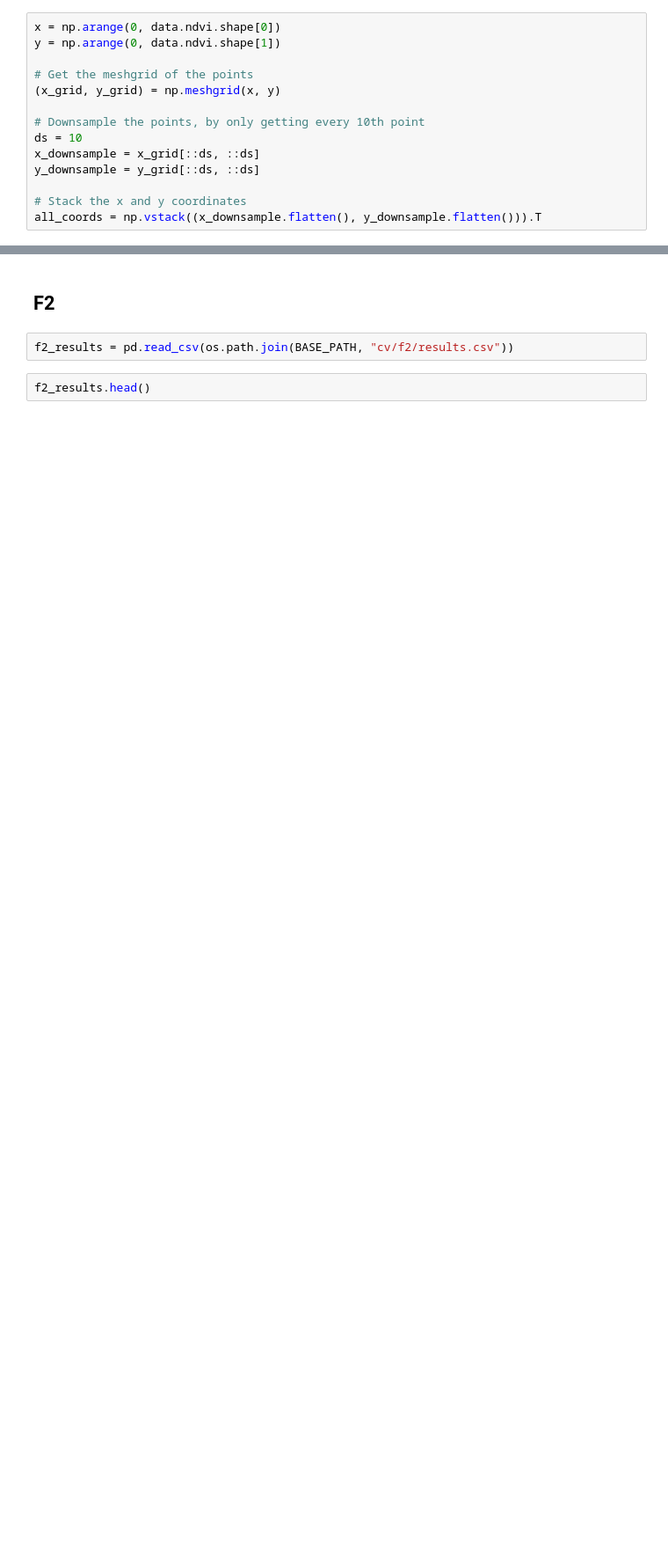
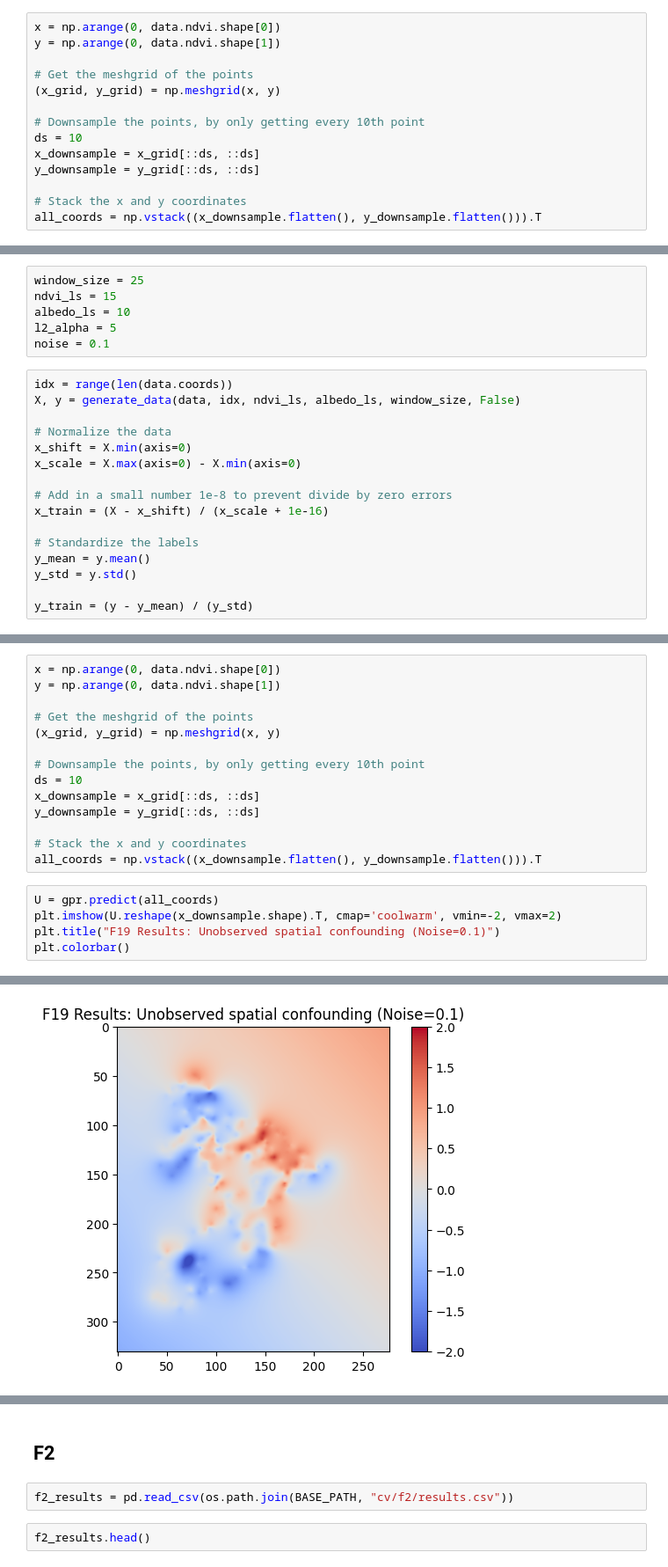
Before and after one commit to edrian-liao/uhi-causal-model, a Jupyter notebook: notebooks/gpr_viz.ipynb, the cells around one changed output, grey strips where cells are left out. Shown at 88% size. Saved outputs shown, nothing was run; the diff lists cells and outputs as text; blank space fills up the shorter version.

Commit message:
getting ready to bootstrap

```diff
--- a/notebooks/gpr_viz.ipynb
+++ b/notebooks/gpr_viz.ipynb
@@ -187,0 +196,22 @@ r2_score(y_train, preds + U)
+# %%
+window_size = 25
+ndvi_ls = 15
+albedo_ls = 10
+l2_alpha = 5
+noise = 0.1
+# %%
+idx = range(len(data.coords))
+X, y = generate_data(data, idx, ndvi_ls, albedo_ls, window_size, False)
+
+# Normalize the data
+x_shift = X.min(axis=0)
+x_scale = X.max(axis=0) - X.min(axis=0)
+
+# Add in a small number 1e-8 to prevent divide by zero errors
+x_train = (X - x_shift) / (x_scale + 1e-16)
+
+# Standardize the labels
+y_mean = y.mean()
+y_std = y.std()
+
+y_train = (y - y_mean) / (y_std)
@@ -187,0 +264,20 @@ r2_score(y_train, preds + U)
+# %%
+x = np.arange(0, data.ndvi.shape[0])
+y = np.arange(0, data.ndvi.shape[1])
+
+# Get the meshgrid of the points
+(x_grid, y_grid) = np.meshgrid(x, y)
+
+# Downsample the points, by only getting every 10th point
+ds = 10
+x_downsample = x_grid[::ds, ::ds]
+y_downsample = y_grid[::ds, ::ds]
+
+# Stack the x and y coordinates
+all_coords = np.vstack((x_downsample.flatten(), y_downsample.flatten())).T
+# %%
+U = gpr.predict(all_coords)
+plt.imshow(U.reshape(x_downsample.shape).T, cmap='coolwarm', vmin=-2, vmax=2)
+plt.title("F19 Results: Unobserved spatial confounding (Noise=0.1)")
+plt.colorbar()
+# %% [output]
@@ -187,0 +285 @@ r2_score(y_train, preds + U)
+[figure, added]
```
Also changed, not shown: parts of 38 cells of this notebook, 6 other files.
